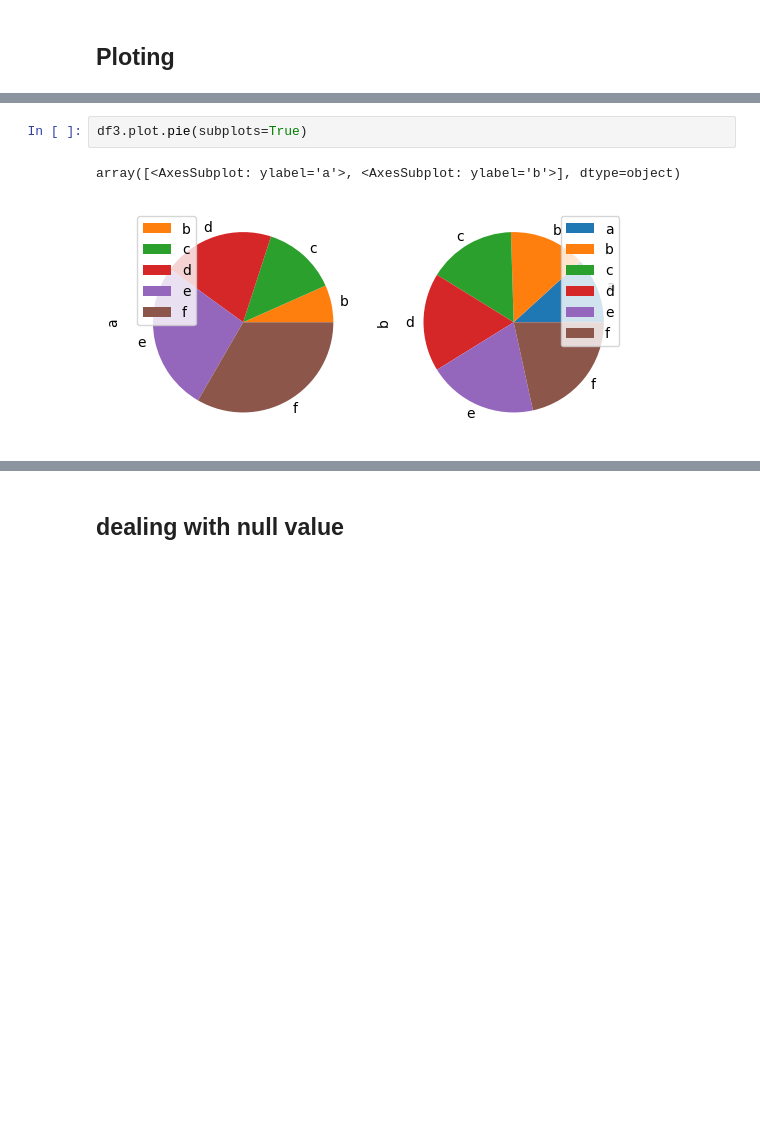
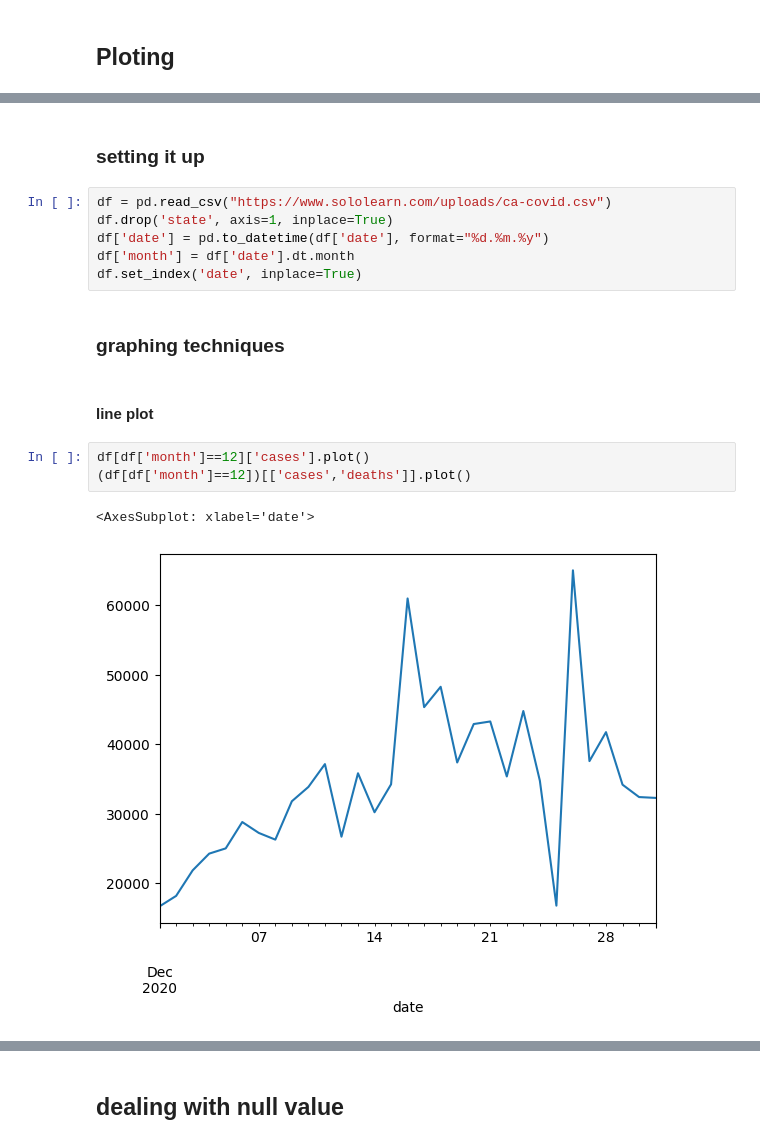
Before and after one commit to shaker113/pandas_summary, a Jupyter notebook: pandas.ipynb, the cells around one changed output, grey strips where cells are left out. Saved outputs shown, nothing was run; the diff lists cells and outputs as text; blank space fills up the shorter version.

```diff
--- a/pandas.ipynb
+++ b/pandas.ipynb
@@ -337,5 +312,18 @@ df4.plot.scatter(x='a',y='b')
-# %%
-df3.plot.pie(subplots=True)
-# %% [output]
-array([<AxesSubplot: ylabel='a'>, <AxesSubplot: ylabel='b'>], dtype=object)
-[figure, removed]
+# %% [markdown]
+### setting it up
+# %%
+df = pd.read_csv("https://www.sololearn.com/uploads/ca-covid.csv")
+df.drop('state', axis=1, inplace=True)
+df['date'] = pd.to_datetime(df['date'], format="%d.%m.%y")
+df['month'] = df['date'].dt.month
+df.set_index('date', inplace=True)
+# %% [markdown]
+### graphing techniques
+# %% [markdown]
+#### line plot
+# %%
+df[df['month']==12]['cases'].plot()
+(df[df['month']==12])[['cases','deaths']].plot()
+# %% [output]
+<AxesSubplot: xlabel='date'>
+[figure, added]
```
Also changed, not shown: parts of 19 cells of this notebook, 1 other file.
